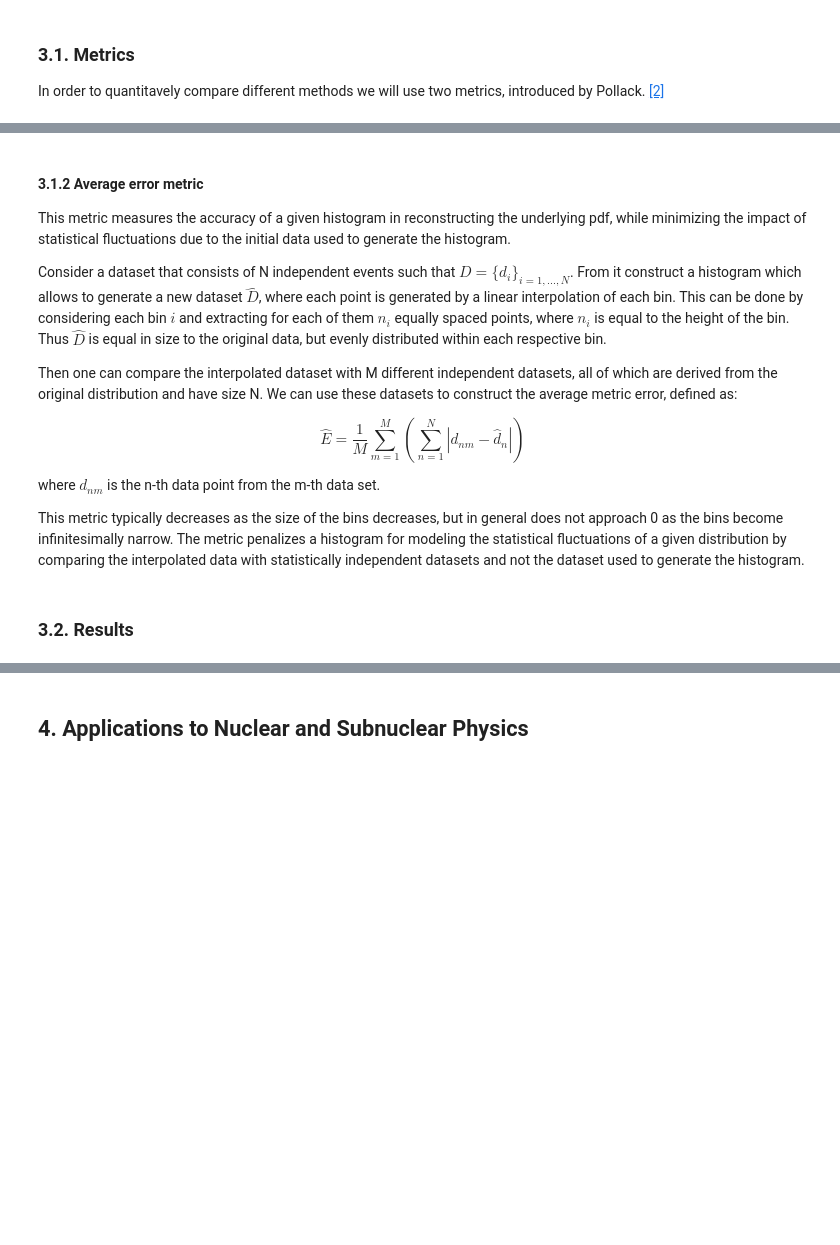
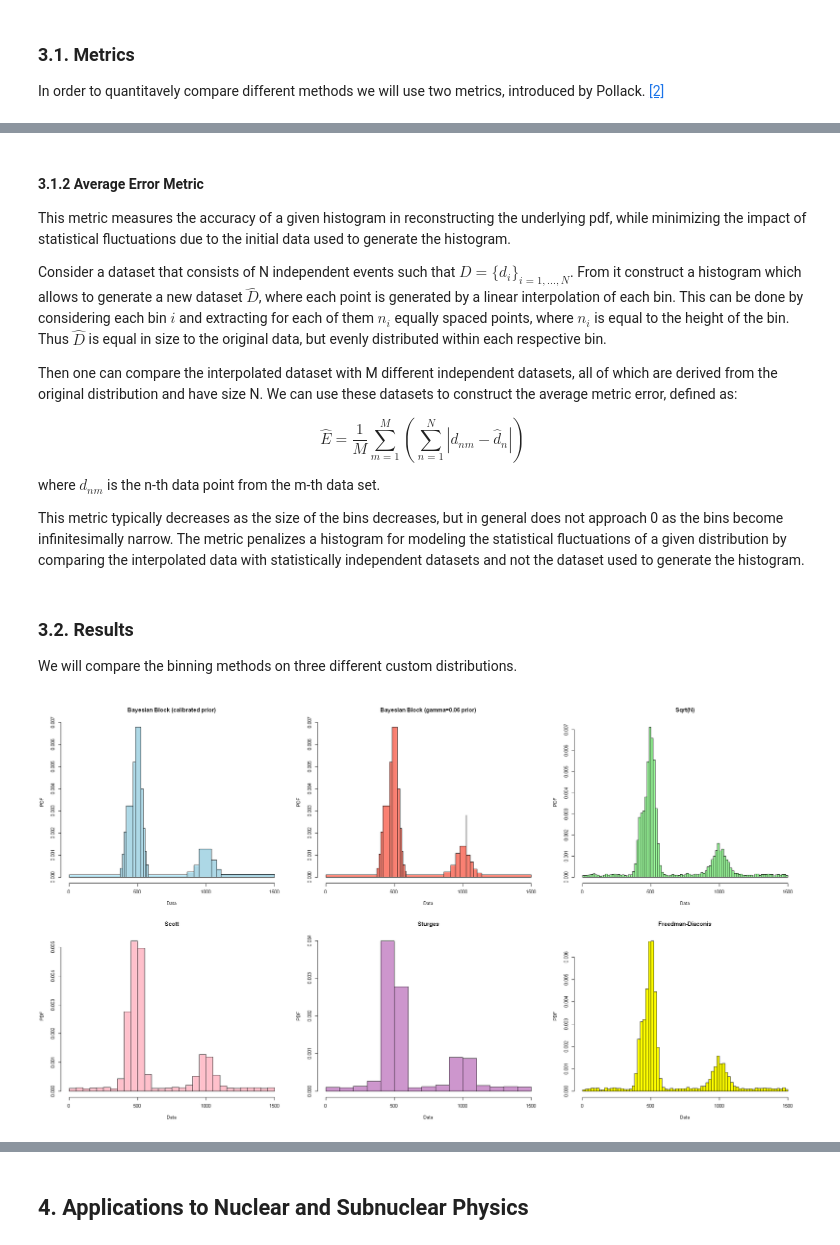
Before and after one commit to andread3vita/Bayesian-Blocks-Algorithm, a Jupyter notebook: BayesianBlocks.ipynb, the cells around one changed output, grey strips where cells are left out. Saved outputs shown, nothing was run; the diff lists cells and outputs as text; code cells hidden in the pictures; blank space fills up the shorter version.

```diff
--- a/BayesianBlocks.ipynb
+++ b/BayesianBlocks.ipynb
@@ -457,7 +462,7 @@ Wiggle_metric <- function(data, breaks) {
   return(W_n)
 }
 # %% [markdown]
-#### 3.1.2 Average error metric
+#### 3.1.2 Average Error Metric <a name="comp_metrics_avgerror"></a>
 
 This metric measures the accuracy of a given histogram in reconstructing the underlying pdf, while minimizing the impact of statistical fluctuations due to the initial data used to generate the histogram.
 
@@ -471,7 +476,7 @@ where $d_{nm}$ is the n-th data point from the m-th data set.
 
 This metric typically decreases as the size of the bins decreases, but in general does not approach 0 as the bins become infinitesimally narrow. The metric penalizes a histogram for modeling the statistical fluctuations of a given distribution by comparing the interpolated data with statistically independent datasets and not the dataset used to generate the histogram.
 # %%
-Average_metric <- function(breaks, data, distribution, M=20, ...) {
+Average_metric <- function(data, breaks, distribution, M=20, ...) {
 
     # Average_metric Implementation.
     #
@@ -490,8 +495,7 @@ Average_metric <- function(breaks, data, distribution, M=20, ...) {
     #   E_hat
     #
 
-    histogram <- hist(data, breaks = breaks)
-    trash <- dev.off()
+    histogram <- hist(data, breaks = breaks, plot = FALSE)
 
     numBlocks <- length(breaks)-1
     bin_counts <- histogram$counts
@@ -522,3 +526,5 @@ Average_metric <- function(breaks, data, distribution, M=20, ...) {
 }
 # %% [markdown]
 ### 3.2. Results <a name="comp_results"></a>
+
+We will compare the binning methods on three different custom distributions.
@@ -524,0 +547,40 @@ Average_metric <- function(breaks, data, distribution, M=20, ...) {
+# %%
+plot_histo <- function(N, distribution) {
+     # generate data
+     data <- distribution(N)
+
+     # compute histograms breaks for the 6 methods
+     breaks_BB_cal   = bayesian_blocks(data, Prior="calibrated", p0 = 0.05)
+     breaks_BB_gamma = bayesian_blocks(data, Prior="gamma", gamma = 0.006)
+     breaks_sqrt     = seq(min(data), max(data), length.out=round(sqrt(N)))
+     breaks_scott    = hist(data, breaks = "scott",             plot = FALSE)$breaks
+     breaks_sturges  = hist(data, breaks = "sturges",           plot = FALSE)$breaks
+     breaks_fd       = hist(data, breaks = "freedman-diaconis", plot = FALSE)$breaks
+
+     break_list <- list(breaks_BB_cal, breaks_BB_gamma, breaks_sqrt,
+                        breaks_scott, breaks_sturges, breaks_fd)
+
+     # plot results
+     par(mfrow = c(2, 3))
+     options(repr.plot.width = 18, repr.plot.height=10)
+
+     hist(data, breaks = breaks_BB_cal, col = "lightblue", border = "black",
+          xlab = "Data", ylab = "PDF", main = sprintf("Bayesian Block (calibrated prior)"))
+     hist(data, breaks = breaks_BB_gamma, col = "salmon", border = "black",
+          xlab = "Data", ylab = "PDF", main = sprintf("Bayesian Block (gamma=0.06 prior)"))
+     hist(data, breaks = breaks_sqrt, col = "palegreen", border = "black", freq = FALSE,
+          xlab = "Data", ylab = "PDF", main = sprintf("Sqrt(N)"))
+     hist(data, breaks = breaks_scott, col = "pink", border = "black", freq = FALSE,
+          xlab = "Data", ylab = "PDF", main = sprintf("Scott"))
+     hist(data, breaks = breaks_sturges, col = "plum3", border = "black", freq = FALSE,
+          xlab = "Data", ylab = "PDF", main = sprintf("Sturges"))
+     hist(data, breaks=breaks_fd, col = "yellow", border = "black", freq = FALSE,
+          xlab = "Data", ylab = "PDF", main = sprintf("Freedman-Diaconis"))
+
+     return(break_list)
+}
+# %%
+set.seed(12)
+breaks <- plot_histo(10000, three_peaks)
+# %% [output]
+[figure, added]
```
Also changed, not shown: parts of 23 cells of this notebook.
